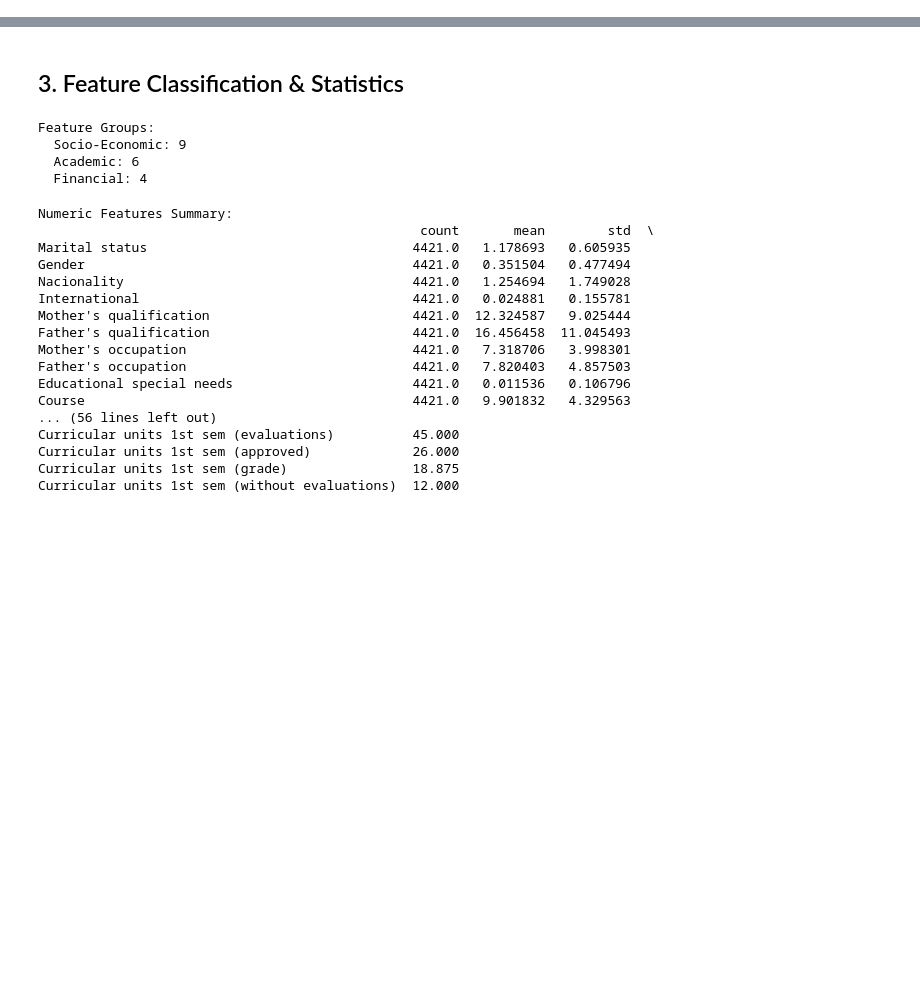
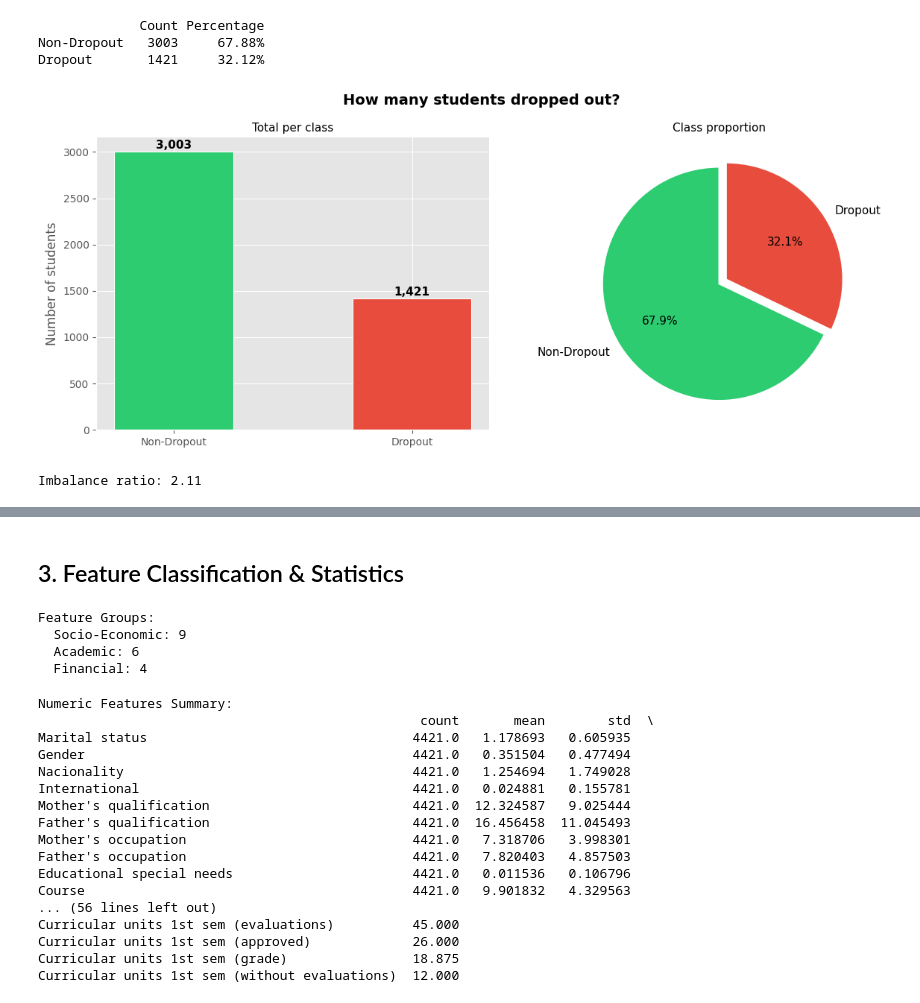
Before and after one commit to T3raa/Machine-Learning-Group-Project, a Jupyter notebook: notebooks/2.EDA.ipynb, the cells around one changed output, grey strips where cells are left out. Saved outputs shown, nothing was run; the diff lists cells and outputs as text; code cells hidden in the pictures; blank space fills up the shorter version.

Commit message:
Refactor Data Cleaning

```diff
--- a/notebooks/2.EDA.ipynb
+++ b/notebooks/2.EDA.ipynb
@@ -95,0 +116,63 @@ Class Imbalance Ratio: 1:0.47
+# %%
+# Target variable distribution
+
+target_counts = df['Target_binary'].value_counts()
+target_props  = df['Target_binary'].value_counts(normalize=True).mul(100).round(2)
+
+target_summary = pd.DataFrame({
+    'Count'      : target_counts,
+    'Percentage' : target_props.astype(str) + '%'
+})
+target_summary.index = ['Non-Dropout', 'Dropout']
+print(target_summary)
+
+
+fig, axes = plt.subplots(1, 2, figsize=(12, 5))
+fig.suptitle('How many students dropped out?', fontsize=14, fontweight='bold')
+
+# Bar plot
+colors = ['#2ecc71', '#e74c3c']
+bars = axes[0].bar(
+    ['Non-Dropout', 'Dropout'],
+    target_counts,
+    color=colors,
+    edgecolor='white',
+    linewidth=0.8,
+    width=0.5
+)
+axes[0].set_title('Total per class', fontsize=11)
+axes[0].set_ylabel('Number of students')
+axes[0].spines[['top', 'right']].set_visible(False)
+for bar in bars:
+    axes[0].text(
+        bar.get_x() + bar.get_width() / 2,
+        bar.get_height() + 30,
+        f'{int(bar.get_height()):,}',
+        ha='center', fontsize=11, fontweight='bold'
+    )
+
+# Pie chart
+axes[1].pie(
+    target_counts,
+    labels=['Non-Dropout', 'Dropout'],
+    autopct='%1.1f%%',
+    colors=colors,
+    startangle=90,
+    explode=(0, 0.07),
+    wedgeprops={'edgecolor': 'white', 'linewidth': 1.5},
+    textprops={'fontsize': 11}
+)
+axes[1].set_title('Class proportion', fontsize=11)
+
+plt.tight_layout()
+plt.show()
+
+# Imbalance ratio
+ratio = target_counts.max() / target_counts.min()
+print(f"\nImbalance ratio: {ratio:.2f}")
+# %% [output]
+             Count Percentage
+Non-Dropout   3003     67.88%
+Dropout       1421     32.12%
+[figure, added]
+Imbalance ratio: 2.11
```
Also changed, not shown: parts of 13 cells of this notebook, 2 other files.
